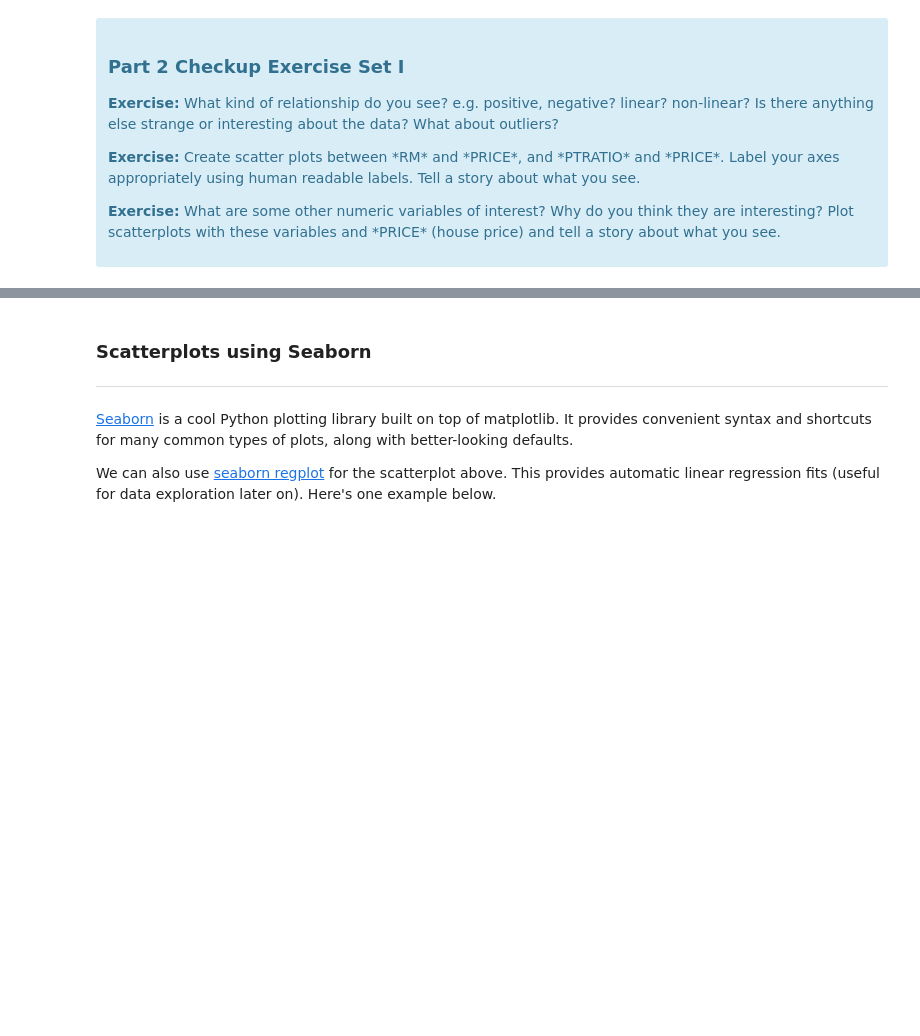
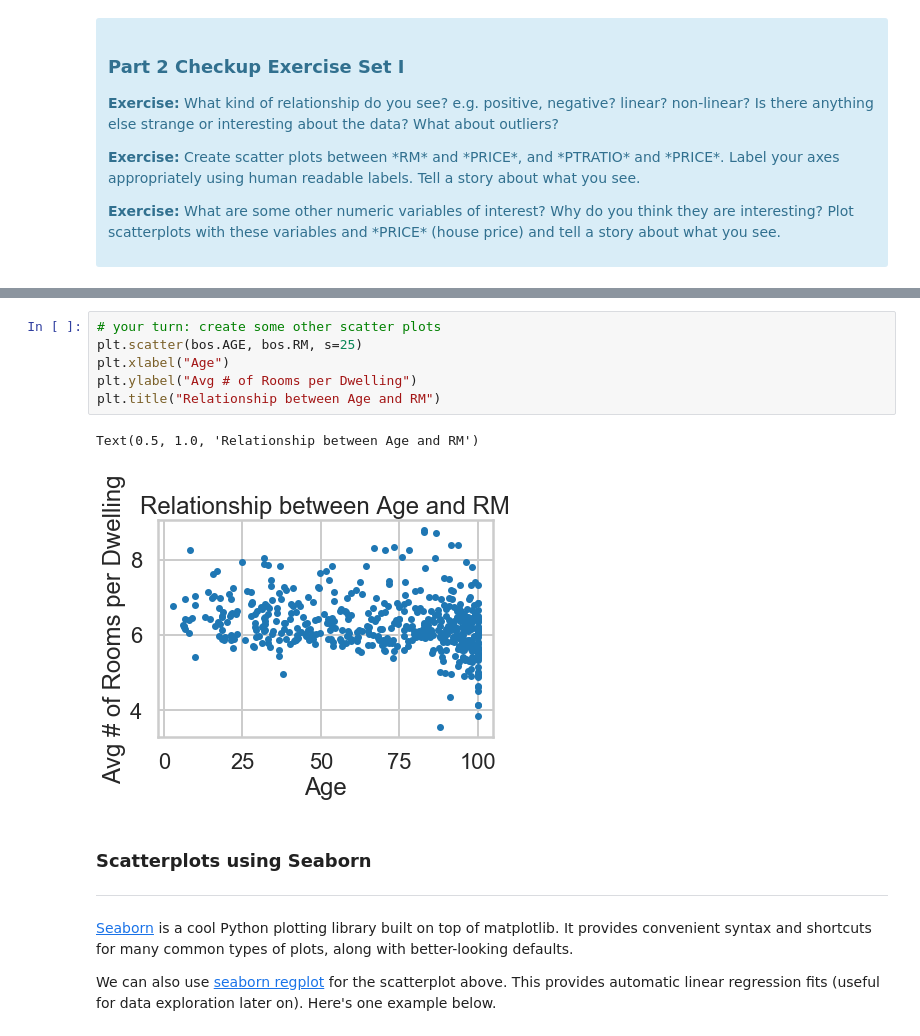
Before and after one commit to benbasuni1/springboard, a Jupyter notebook: app/11/11.4-linear-regression-project/Mini_Project_Linear_Regression.ipynb, the cells around one changed output, grey strips where cells are left out. Cells and saved outputs as stored; diff of their text form; blank space fills up the shorter version.

```diff
--- a/app/11/11.4-linear-regression-project/Mini_Project_Linear_Regression.ipynb
+++ b/app/11/11.4-linear-regression-project/Mini_Project_Linear_Regression.ipynb
@@ -227,3 +302,12 @@ plt.title("Relationship between CRIM and Price")
+# %%
+# your turn: create some other scatter plots
+plt.scatter(bos.AGE, bos.RM, s=25)
+plt.xlabel("Age")
+plt.ylabel("Avg # of Rooms per Dwelling")
+plt.title("Relationship between Age and RM")
+# %% [output]
+Text(0.5, 1.0, 'Relationship between Age and RM')
+[figure, added]
 # %% [markdown]
 ### Scatterplots using Seaborn
 ***
```
Also changed, not shown: parts of 70 cells of this notebook.
